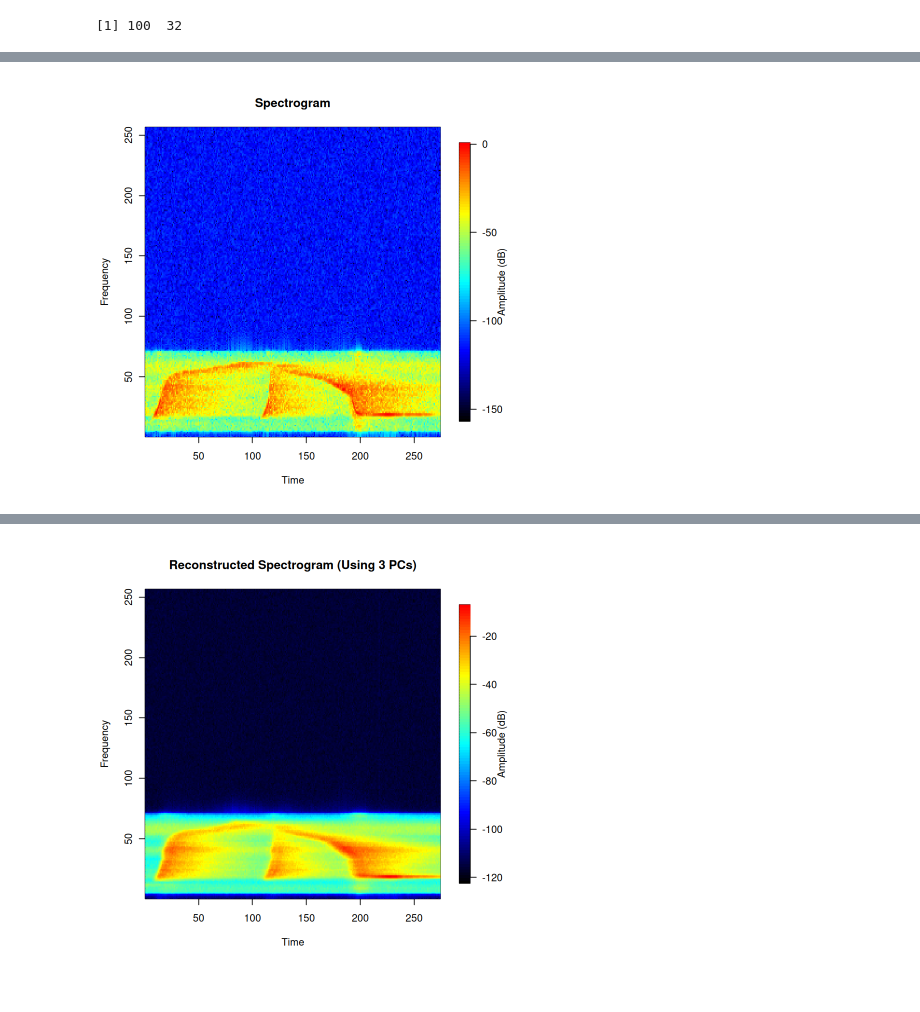
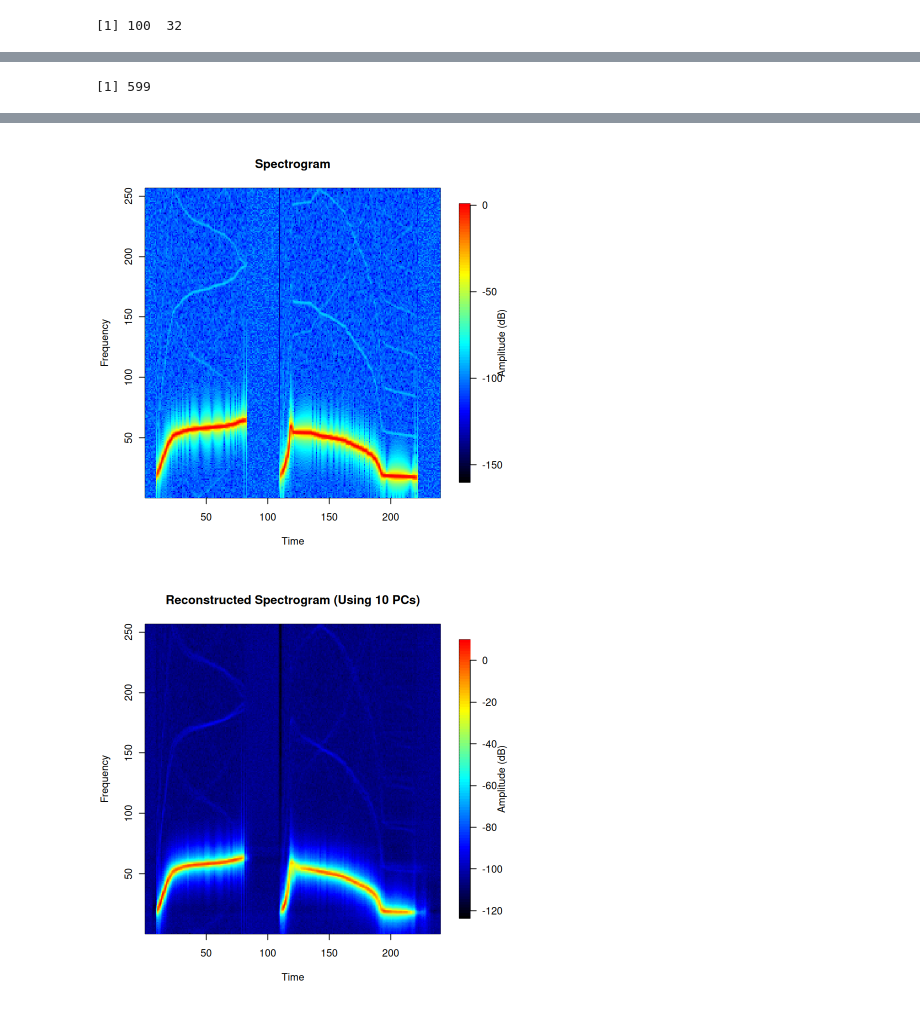
Before and after one commit to bapt-mat/DataMining_project, a Jupyter notebook: extract_features.ipynb, the cells around one changed output, grey strips where cells are left out. Drawn from its saved outputs; the diff is of its cells as text; code cells hidden in the pictures.

```diff
--- a/extract_features.ipynb
+++ b/extract_features.ipynb
@@ -134,3 +228,12 @@ process_audio_list <- function(audio_list) {
 df <- process_audio_list(audio_list)
 # %%
 noise_df <- process_audio_list(noise_list)
+# %%
+synthetic_df <- process_audio_list(synthetic_list)
+synthetic_df$Distance <- NULL
+
+# Adding noise in the -inf parts of the spectrograms
+synthetic_df[sapply(synthetic_df, is.numeric)] <- lapply(synthetic_df[sapply(synthetic_df, is.numeric)], function(x) {
+  x[is.infinite(x) | is.na(x)] <- runif(sum(is.infinite(x) | is.na(x)), min = -115, max = -95)
+  return(x)
+})
@@ -416,7 +541,9 @@ df_12_5 <- readRDS("./data/Propagation_experiments/df_12_5.rds")
+# %%
+combined_df_signals <- readRDS("./data/Propagation_experiments/df_signals.rds")
 # %%
-spec_features_12_5 <- as.matrix(df_12_5[, 1:(ncol(df_12_5) - 2)])
-pca_12_5 <- prcomp(spec_features_12_5, center = TRUE, scale. = TRUE)
+spec_features <- as.matrix(combined_df_signals[, 1:(ncol(combined_df_signals) - 2)])
+pca_signals <- prcomp(spec_features, center=TRUE, scale.=TRUE)
 
-summary(pca_12_5)
+summary(pca_signals)
 # %% [output]
 Importance of components:
@@ -439,24 +566,38 @@ Cumulative Proportion   0.98629  0.99316  1.00000 1.000e+00
-# %%
-spectrogram <- df_12_5[1, ]
-
-spec_features <- spectrogram[1:(ncol(spectrogram) - 2)]
-
-plot_spectro(spec_features)
-# %% [output]
-[figure, removed]
+# %%
+explained_variance <- cumsum(pca_signals$sdev^2 / sum(pca_signals$sdev^2))
+num_components <- which.max(explained_variance >= 0.9999999)
+
+num_components
+
+pca_data <- pca_signals$x[, 1:num_components]
+
+pca_df <- as.data.frame(pca_data)
+pca_df$Individual <- combined_df_signals$Individual
+pca_df$Distance <- combined_df_signals$Distance
+
+saveRDS(pca_df,file = "./data/Propagation_experiments/df_signals_pca.rds")
+# %% [output]
+[1] 599
 # %%
-num_components <- 3
-pca_components <- pca_12_5$rotation
-pca_scores <- pca_12_5$x
+num_spectro <- 505
+spectrogram <- combined_df_signals[num_spectro, ]
+spec_features <- spectrogram[1:(ncol(spectrogram) - 1)]
 
-reconstructed_features <- pca_scores[, 1:num_components] %*% t(pca_components[, 1:num_components])
+plot_spectro(spec_features)
 
-# Reverse scaling and centering
-if (!is.null(pca_12_5$scale)) {
-  reconstructed_features <- scale(reconstructed_features, center = FALSE, scale = 1 / pca_12_5$scale)
+num_components <- 10
+
+pca_components <- pca_signals$rotation
+pca_score <- pca_signals$x[num_spectro, 1:num_components]
+
+reconstructed_features <- pca_score%*% t(pca_components[, 1:num_components])
+
+if (!is.null(pca_signals$scale)) {
+  reconstructed_features <- scale(reconstructed_features, center = FALSE, scale = 1 / pca_signals$scale)
 }
-if (!is.null(pca_12_5$center)) {
-  reconstructed_features <- scale(reconstructed_features, center = -pca_12_5$center, scale = FALSE)
+
+if (!is.null(pca_signals$center)) {
+  reconstructed_features <- scale(reconstructed_features, center = -pca_signals$center, scale = FALSE)
 }
 
 plot_reconstructed_spectro(reconstructed_features, num_components)
@@ -464 +609,2 @@ plot_reconstructed_spectro(reconstructed_features, num_components)
-[figure, old version]
+[figure, new version]
+[figure, added]
```
Also changed, not shown: parts of 36 cells of this notebook, 24 other files.
